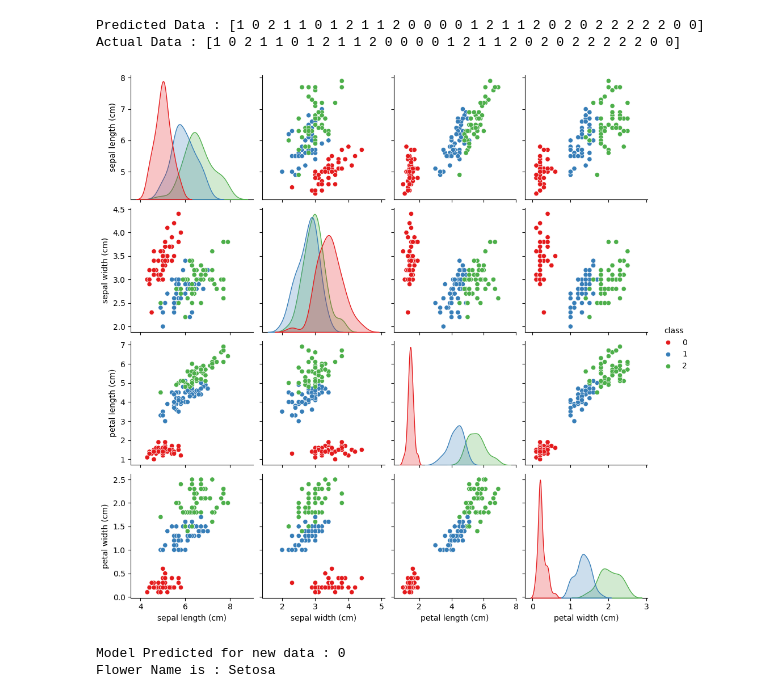
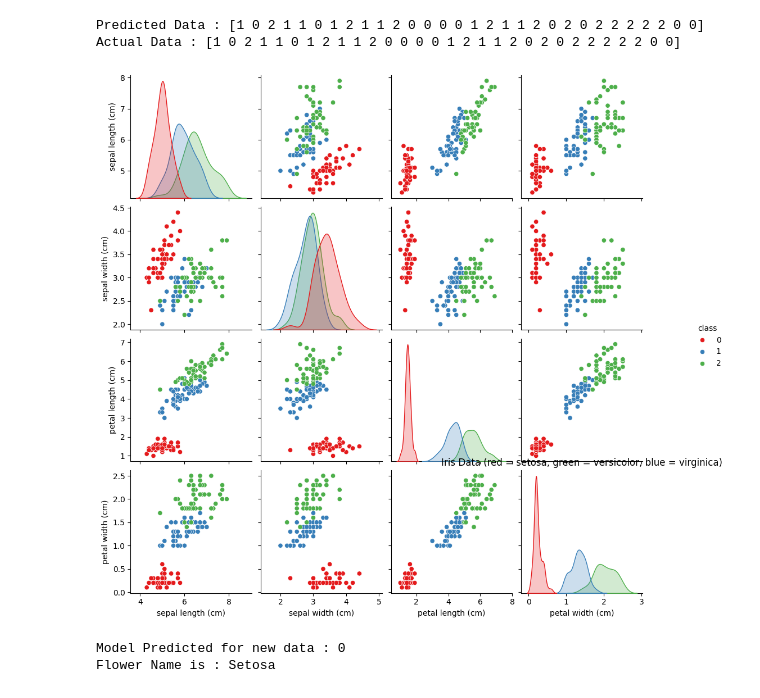
Before and after one commit to Harnoor0718/GenAI_Training, a Jupyter notebook: Day 16/Day16.ipynb, the cells around one changed output. Saved outputs shown, nothing was run; the diff lists cells and outputs as text; code cells hidden in the pictures.

```diff
--- a/Day 16/Day16.ipynb
+++ b/Day 16/Day16.ipynb
@@ -202,9 +202,10 @@ Predicted Data : [1 0 2 1 1 0 1 2 1 1 2 0 0 0 0 1 2 1 1 2 0 2 0 2 2 2 2 2 0 0]
 Actual Data : [1 0 2 1 1 0 1 2 1 1 2 0 0 0 0 1 2 1 1 2 0 2 0 2 2 2 2 2 0 0]
 # %%
 sns.pairplot(df, hue='class', palette='Set1')
+plt.title("Iris Data (red = setosa, green = versicolor, blue = virginica)")
 plt.show()
 # %% [output]
-[figure, old version]
+[figure, new version]
 # %%
 names = {0 : 'Setosa', 1: "Versicle", 2 : "Virginica"}
 # %%
```
Also changed, not shown: 2 other files.
